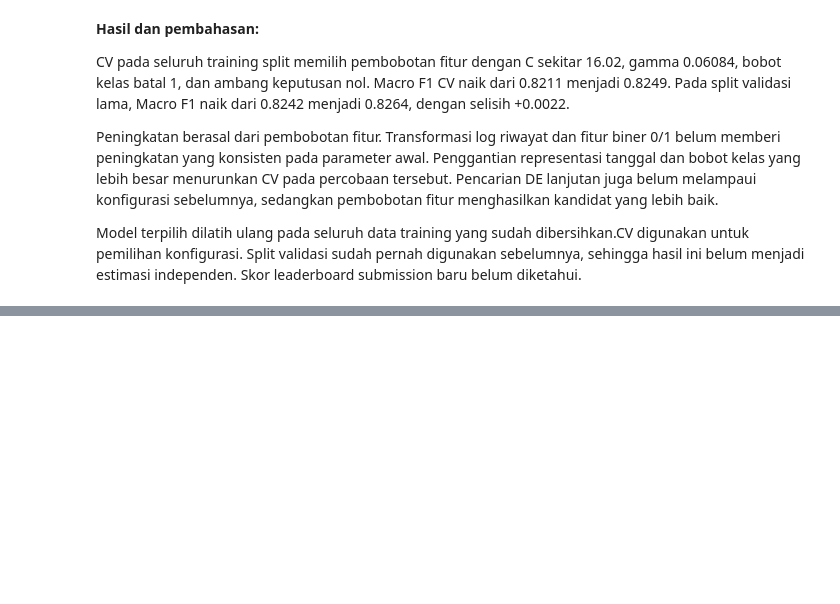
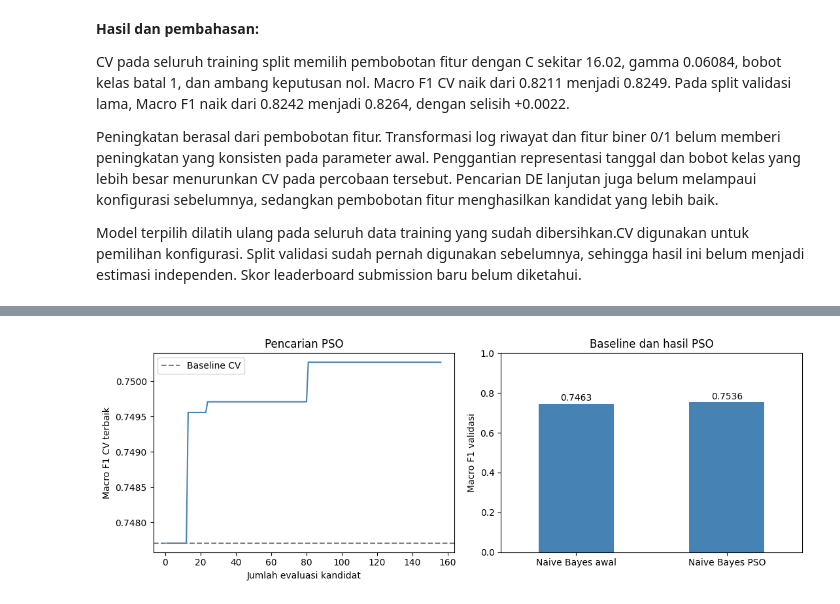
Before and after one commit to zizadhrmaa/IF3170_G25_IMKSIAI, a Jupyter notebook: src/Notebook_Tugas_Besar_2_IF3170_Inteligensi_Artifisial_2026_2027.ipynb, the cells around one changed output, grey strips where cells are left out. Saved outputs shown, nothing was run; the diff lists cells and outputs as text; code cells hidden in the pictures; blank space fills up the shorter version.

Commit message:
feat: add naive bayes PSO optimization and enforce mandatory Laplace smoothing

```diff
--- a/src/Notebook_Tugas_Besar_2_IF3170_Inteligensi_Artifisial_2026_2027.ipynb
+++ b/src/Notebook_Tugas_Besar_2_IF3170_Inteligensi_Artifisial_2026_2027.ipynb
@@ -2191,0 +2237,19 @@ Model terpilih dilatih ulang pada seluruh data training yang sudah dibersihkan.C
+# %%
+nb_pso_bounds = [(5, 80), (-3, 1), (0.2, 0.8)]
+nb_pso_initial = np.array([NB_BEST_BINS, np.log10(NB_BEST_ALPHA), 0.5])
+nb_pso_start = time.perf_counter()
+nb_pso_point, nb_pso_score = particle_swarm_optimization(
+    nb_pso_objective, bounds=nb_pso_bounds, initial_point=nb_pso_initial,
+    swarm_size=12, iterations=12, inertia=0.7, cognitive=1.5, social=1.5, seed=CFG.SEED)
+nb_pso_trials = pd.DataFrame(nb_pso_history)
+NB_PSO_BINS, NB_PSO_ALPHA, NB_PSO_THRESHOLD = decode_nb_pso(nb_pso_point)
+assert len(nb_pso_trials) == 12 * (12 + 1)
+assert np.isclose(nb_pso_trials.iloc[0]['cv_macro_f1'], nb_cv_table.iloc[0]['cv_macro_f1'])
+assert nb_pso_score >= nb_pso_trials.iloc[0]['cv_macro_f1']
+assert np.all(nb_pso_point >= np.array(nb_pso_bounds)[:, 0])
+assert np.all(nb_pso_point <= np.array(nb_pso_bounds)[:, 1])
+print(f'Waktu pencarian: {time.perf_counter() - nb_pso_start:.2f} s')
+print(f'Parameter PSO: bin={NB_PSO_BINS}, alpha={NB_PSO_ALPHA:.6f}, ambang={NB_PSO_THRESHOLD:.6f}')
+print(f'Macro F1 CV: {nb_pso_trials.iloc[0]["cv_macro_f1"]:.4f} -> {nb_pso_score:.4f}')
+prepare_nb_pso_folds.cache_clear()
+nb_pso_trials.sort_values('cv_macro_f1', ascending=False, kind='stable').head(5)
@@ -2191,0 +2325,18 @@ Model terpilih dilatih ulang pada seluruh data training yang sudah dibersihkan.C
+# %%
+fig, axes = plt.subplots(1, 2, figsize=(11, 4))
+axes[0].plot(nb_pso_trials['evaluation'], nb_pso_trials['cv_macro_f1'].cummax(), color=CFG.PLOT_COLOR)
+axes[0].axhline(nb_pso_trials.iloc[0]['cv_macro_f1'], color='gray', linestyle='--', label='Baseline CV')
+axes[0].set(xlabel='Jumlah evaluasi kandidat', ylabel='Macro F1 CV terbaik', title='Pencarian PSO')
+axes[0].legend()
+nb_pso_evaluation.iloc[:2].plot.bar(x='model', y='macro_f1', ax=axes[1], color=CFG.PLOT_COLOR, legend=False)
+axes[1].set(ylabel='Macro F1 validasi', xlabel='', title='Baseline dan hasil PSO', ylim=(0, 1))
+axes[1].tick_params(axis='x', rotation=0)
+for index, score in enumerate(nb_pso_evaluation.iloc[:2]['macro_f1']):
+    axes[1].text(index, score + 0.015, f'{score:.4f}', ha='center')
+fig.tight_layout()
+nb_pso_plot_dir = CFG.OUTPUT_DIR / 'visualization' / 'naive_bayes'
+nb_pso_plot_dir.mkdir(parents=True, exist_ok=True)
+fig.savefig(nb_pso_plot_dir / 'optimization_pso.png', dpi=150, bbox_inches='tight')
+plt.show()
+# %% [output]
+[figure, added]
```
Also changed, not shown: parts of 11 cells of this notebook, 4 other files.
